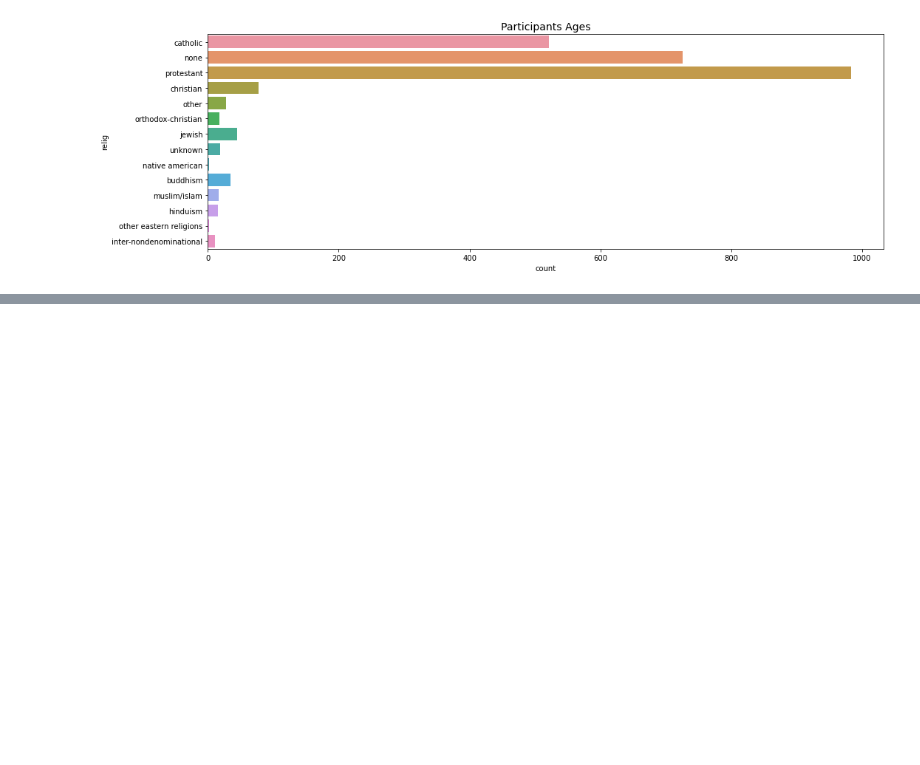
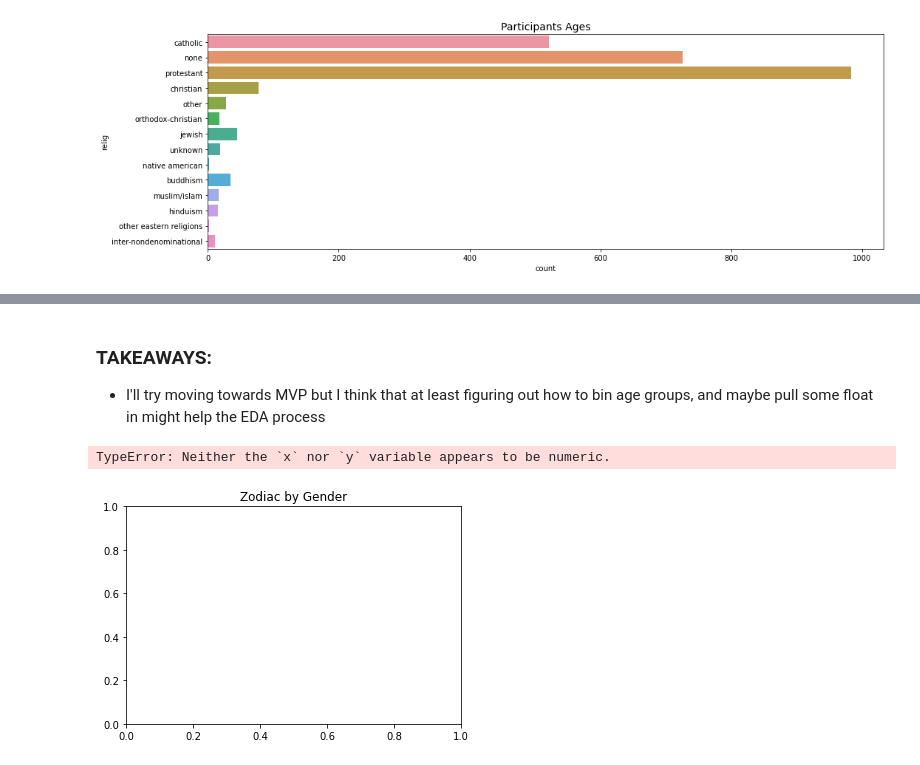
Before and after one commit to jeneyring/GSS_survey, a Jupyter notebook: gss-EDA.ipynb, the cells around one changed output, grey strips where cells are left out. Saved outputs shown, nothing was run; the diff lists cells and outputs as text; code cells hidden in the pictures; blank space fills up the shorter version.

Commit message:
thinking it out

```diff
--- a/gss-EDA.ipynb
+++ b/gss-EDA.ipynb
@@ -239,0 +266,12 @@ plt.show()
+# %% [markdown]
+### TAKEAWAYS:
+- I'll try moving towards MVP but I think that at least figuring out how to bin age groups, and maybe pull some float in might help the EDA process
+# %%
+plt.title("Zodiac by Gender")
+sns.barplot(x="sex", y="zodiac", data=train)
+plt.legend()
+plt.show()
+#i need to encode some of my data::::
+# %% [output]
+TypeError: Neither the `x` nor `y` variable appears to be numeric.
+[figure, added]
```
Also changed, not shown: parts of 3 cells of this notebook.
